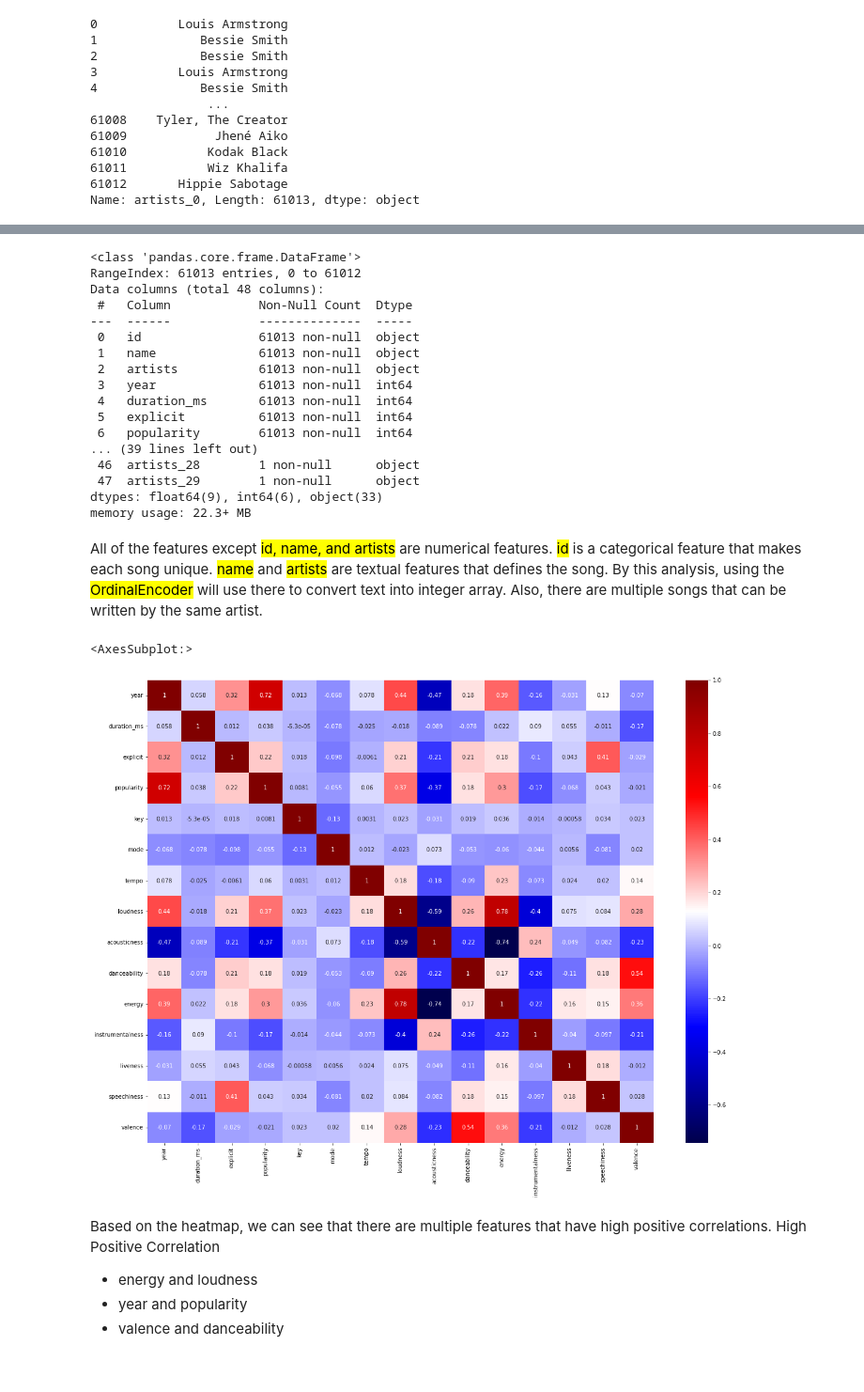
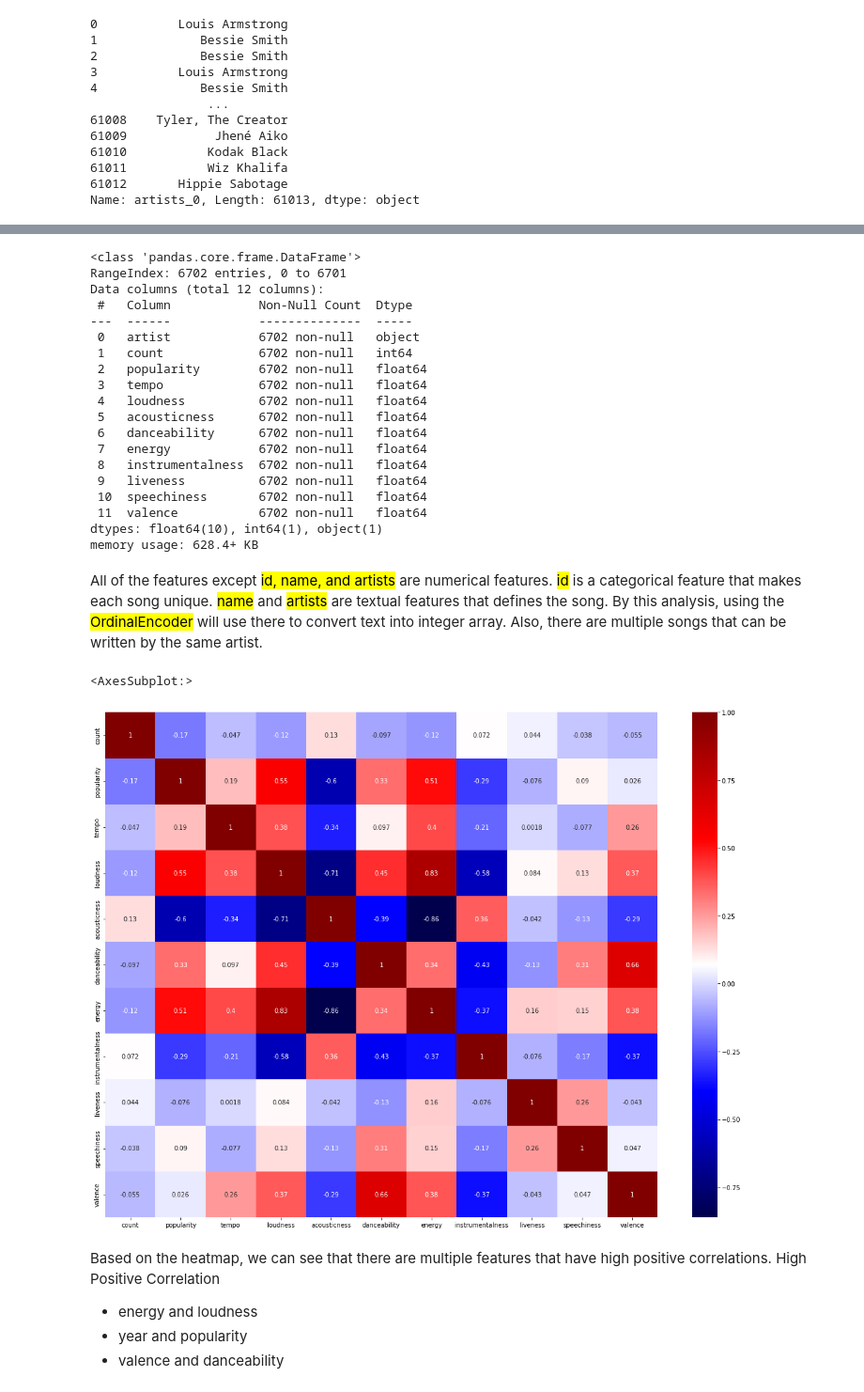
Before and after one commit to justinszaro/music-recommendations-machine-learning, a Jupyter notebook: music.ipynb, the cells around one changed output, grey strips where cells are left out. Shown at 94% size. Saved outputs shown, nothing was run; the diff lists cells and outputs as text; code cells hidden in the pictures.

```diff
--- a/music.ipynb
+++ b/music.ipynb
@@ -391,36 +394,38 @@ Usefulness for the task; Type of distribution (Gaussian, uniform, logarithmic, .
 9. Document what you have learned
     Done Above.
 # %%
-data_copy = new_data.copy() # X
-pairs_copy = pairs.copy() # y
+artists_copy = artists.copy() # X
+data_copy = data.copy() # y
 # %%
-data_copy.info()
+artists_copy.info()
 # %% [output]
 <class 'pandas.core.frame.DataFrame'>
-RangeIndex: 61013 entries, 0 to 61012
-Data columns (total 48 columns):
+RangeIndex: 6702 entries, 0 to 6701
+Data columns (total 12 columns):
  #   Column            Non-Null Count  Dtype
 ---  ------            --------------  -----
- 0   id                61013 non-null  object
- 1   name              61013 non-null  object
- 2   artists           61013 non-null  object
- 3   year              61013 non-null  int64
- 4   duration_ms       61013 non-null  int64
- 5   explicit          61013 non-null  int64
- 6   popularity        61013 non-null  int64
-... (39 lines left out)
- 46  artists_28        1 non-null      object
- 47  artists_29        1 non-null      object
-dtypes: float64(9), int64(6), object(33)
-memory usage: 22.3+ MB
+ 0   artist            6702 non-null   object
+ 1   count             6702 non-null   int64
+ 2   popularity        6702 non-null   float64
+ 3   tempo             6702 non-null   float64
+ 4   loudness          6702 non-null   float64
+ 5   acousticness      6702 non-null   float64
+ 6   danceability      6702 non-null   float64
+ 7   energy            6702 non-null   float64
+ 8   instrumentalness  6702 non-null   float64
+ 9   liveness          6702 non-null   float64
+ 10  speechiness       6702 non-null   float64
+ 11  valence           6702 non-null   float64
+dtypes: float64(10), int64(1), object(1)
+memory usage: 628.4+ KB
 # %% [markdown]
 All of the features except <mark>id, name, and artists</mark> are numerical features. <mark>id</mark> is a categorical feature that makes each song unique. <mark>name</mark> and <mark>artists</mark> are textual features that defines the song. By this analysis, using the <mark>OrdinalEncoder</mark> will use there to convert text into integer array. Also, there are multiple songs that can be written by the same artist.
 # %%
 plt.figure(figsize=(20, 15))
-sns.heatmap(data_copy.corr(), cmap='seismic', annot=True)
+sns.heatmap(artists_copy.corr(), cmap='seismic', annot=True)
 # %% [output]
 <AxesSubplot:>
-[figure, old version]
+[figure, new version]
 # %% [markdown]
 Based on the heatmap, we can see that there are multiple features that have high positive correlations.
 High Positive Correlation
```
Also changed, not shown: parts of 19 cells of this notebook.
